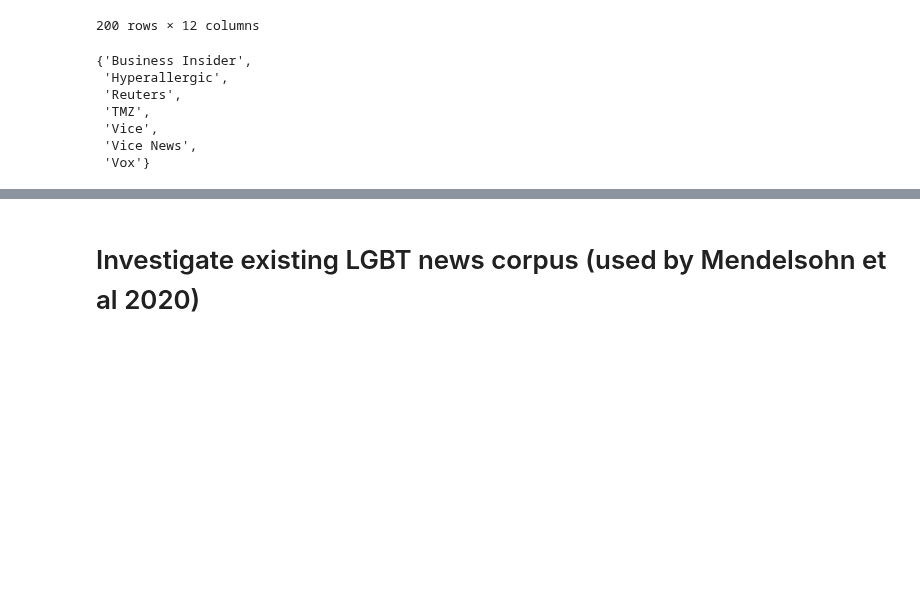
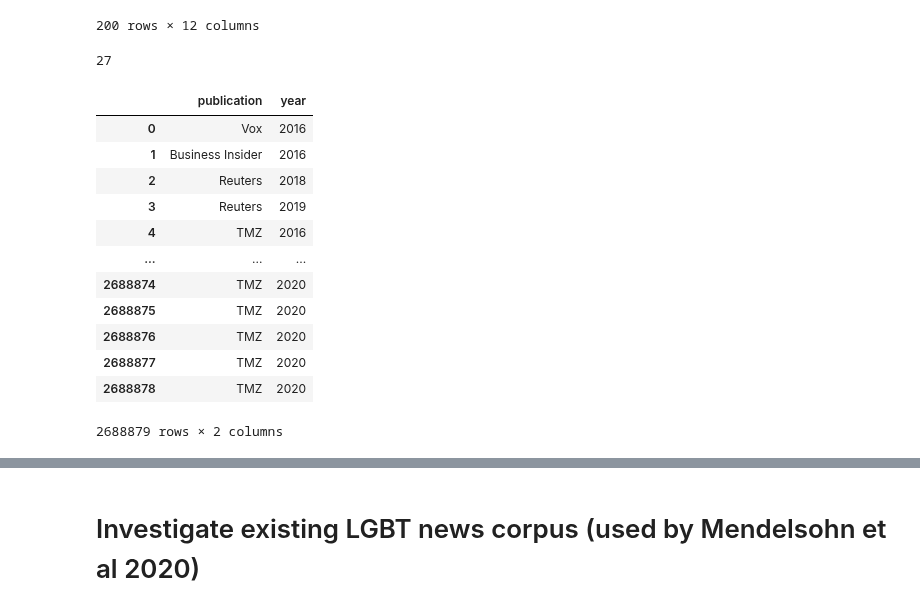
Before and after one commit to michaelmilleryoder/fanfiction-scripts, a Jupyter notebook: jupyter/lgbtq_news.ipynb, the cells around one changed output, grey strips where cells are left out. Drawn from its saved outputs; the diff is of its cells as text; code cells hidden in the pictures; blank space fills up the shorter version.

```diff
--- a/jupyter/lgbtq_news.ipynb
+++ b/jupyter/lgbtq_news.ipynb
@@ -25,14 +98,37 @@ sample = chunked.get_chunk(200)
 | 198 | 198 | 198 | 2019-06-25 00:00:00 | 2019 | 6.0 | 25 | Melissa Fares | Wayfair employee walkout called o... | (Reuters) - Wayfair Inc came unde... | https://www.reuters.com/article/u... | ... |
 | 199 | 199 | 199 | 2018-04-16 19:20:01 | 2018 | 4.0 | 16 | Dylan Scott | 3 red states could put Medicaid e... | Medicaid expansion is back on the... | https://www.vox.com/policy-and-po... | ... |
 200 rows × 12 columns
-# %%
-pubs = set(sample['publication'].unique())
-pubs
-# %% [output]
-{'Business Insider',
- 'Hyperallergic',
- 'Reuters',
- 'TMZ',
- 'Vice',
- 'Vice News',
- 'Vox'}
+# %%
+# Publication and year metadata
+from tqdm.notebook import tqdm
+from IPython.display import display
+
+data = pd.DataFrame(columns=['publication', 'year'])
+chunksize = 10**5
+pbar = tqdm(total=2.7e6)
+vals = []
+for chunk in pd.read_csv(datapath, chunksize=chunksize):
+    vals.append(chunk.loc[:, ['publication', 'year']].values)
+    pbar.update(chunksize)
+pbar.close()
+len(vals)
+# %% [output]
+27
+# %%
+import numpy as np
+data = pd.DataFrame(np.concatenate(vals), columns=['publication', 'year'])
+data
+# %% [output]
+|  | publication | year |
+| 0 | Vox | 2016 |
+| 1 | Business Insider | 2016 |
+| 2 | Reuters | 2018 |
+| 3 | Reuters | 2019 |
+| 4 | TMZ | 2016 |
+| ... | ... | ... |
+| 2688874 | TMZ | 2020 |
+| 2688875 | TMZ | 2020 |
+| 2688876 | TMZ | 2020 |
+| 2688877 | TMZ | 2020 |
+| 2688878 | TMZ | 2020 |
+2688879 rows × 2 columns
```
Also changed, not shown: parts of 11 cells of this notebook, 1 other file.
